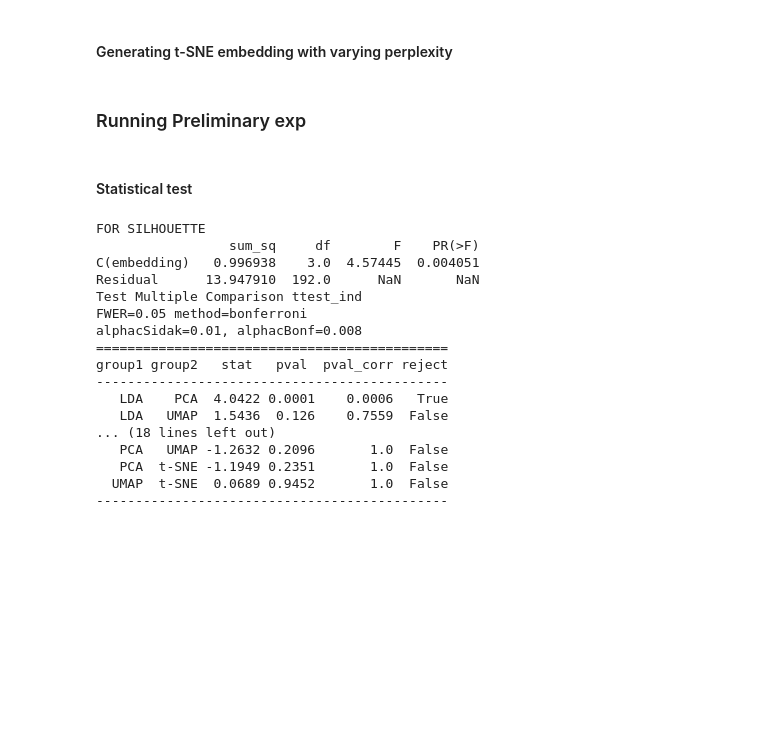
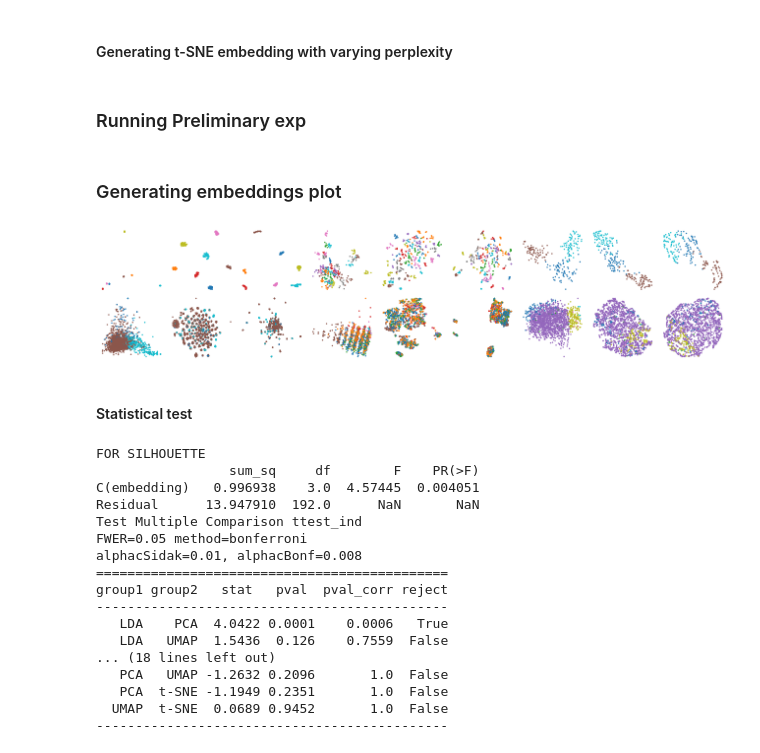
Before and after one commit to hj-n/ltnc, a Jupyter notebook: src/test_legacy/preliminary_and_scalability_exp.ipynb, the cells around one changed output. Cells and saved outputs as stored; diff of their text form; code cells hidden in the pictures; blank space fills up the shorter version.

```diff
--- a/src/test_legacy/preliminary_and_scalability_exp.ipynb
+++ b/src/test_legacy/preliminary_and_scalability_exp.ipynb
@@ -113,6 +113,83 @@ for dataset in tqdm(datasets):
 		isomap_dsc_scores.append(1 - dsc(isomap_emb, labels))
 	else:
 		pass
+# %% [markdown]
+### Generating embeddings plot
+# %%
+
+DATASETS_HIGH = [
+ 'olivetti_faces', 'weather', 'ph_recognition', 'seeds',
+ 'pen_based_recognition_of_handwritten_digits', 'iris', 'coil20',
+ 'optical_recognition_of_handwritten_digits', 'wireless_indoor_localization','mnist64'
+]
+
+
+DATASETS_LOW = [
+ 'epileptic_seizure_recognition', 'customer_classification','skillcraft1_master_table_dataset',
+ 'street_view_house_numbers', 'heart_disease', 'wine_quality', 'world12d',
+'orbit_classification_for_prediction_nasa', 'siberian_weather_stats', 'hate_speech',
+
+]
+
+DATASETS_HIGH_PART = ["weather", "olivetti_faces", "seeds"]
+DATASETS_LOW_PART = ["hate_speech", "siberian_weather_stats", "orbit_classification_for_prediction_nasa"]
+
+fig, ax = plt.subplots(2, 9, figsize=(18, 4))
+
+for i, DATASETS in enumerate([DATASETS_HIGH_PART, DATASETS_LOW_PART]):
+	for j, dataset_high in enumerate(DATASETS[:3]):
+		lda_emb = np.load(f"./labeled-datasets_embedding/{dataset_high}/lda.npy")
+		tsne_emb = np.load(f"./labeled-datasets_embedding/{dataset_high}/tsne.npy")
+		umap_emb = np.load(f"./labeled-datasets_embedding/{dataset_high}/umap.npy")
+		labels = np.load(f"./labeled-datasets/npy/{dataset_high}/label.npy")
+
+		## normalize data
+		lda_emb =  (lda_emb - lda_emb.min(axis=0)) / (lda_emb.max(axis=0) - lda_emb.min(axis=0))
+		tsne_emb =  (tsne_emb - tsne_emb.min(axis=0)) / (tsne_emb.max(axis=0) - tsne_emb.min(axis=0))
+		umap_emb =  (umap_emb - umap_emb.min(axis=0)) / (umap_emb.max(axis=0) - umap_emb.min(axis=0))
+
+		## convert labels to 1d array consisting of numbers
+		unique_labels = np.unique(labels)
+		for k, label in enumerate(unique_labels):
+			labels[labels == label] = k
+		labels = labels.astype(int)
+
+
+		ax[i, j * 3].scatter(lda_emb[:, 0], lda_emb[:, 1], c=labels, cmap='tab10', s=3)
+		ax[i, j * 3].set_title(f"{dataset_high} (LDA)")
+		ax[i, j * 3].set_aspect('equal')
+		ax[i, j * 3 + 1].scatter(tsne_emb[:, 0], tsne_emb[:, 1], c=labels, cmap='tab10', s=3)
+		ax[i, j * 3 + 1].set_title(f"{dataset_high} (t-SNE)")
+		ax[i, j * 3 + 1].set_aspect('equal')
+		ax[i, j * 3 + 2].scatter(umap_emb[:, 0], umap_emb[:, 1], c=labels, cmap='tab10', s=3)
+		ax[i, j * 3 + 2].set_title(f"{dataset_high} (UMAP)")
+		ax[i, j * 3 + 2].set_aspect('equal')
+
+
+for i in range(2):
+	for j in range(9):
+		ax[i, j].set_xticks([])
+		ax[i, j].set_yticks([])
+		ax[i, j].set_xlabel("")
+		ax[i, j].set_ylabel("")
+		ax[i, j].set_xlim(-0.05, 1.05)
+		ax[i, j].set_ylim(-0.05, 1.05)
+
+		ax[i, j].set_title("")
+
+		## remove border
+		ax[i, j].spines['top'].set_visible(False)
+		ax[i, j].spines['right'].set_visible(False)
+		ax[i, j].spines['bottom'].set_visible(False)
+		ax[i, j].spines['left'].set_visible(False)
+
+
+plt.tight_layout()
+
+plt.savefig("./prelim_embedding/prelim_embedding.png", dpi=300)
+plt.savefig("./prelim_embedding/prelim_embedding.pdf", dpi=300)
+# %% [output]
+[figure, added]
 # %% [markdown]
 #### Statistical test
 # %%
```
Also changed, not shown: 3 other files.
